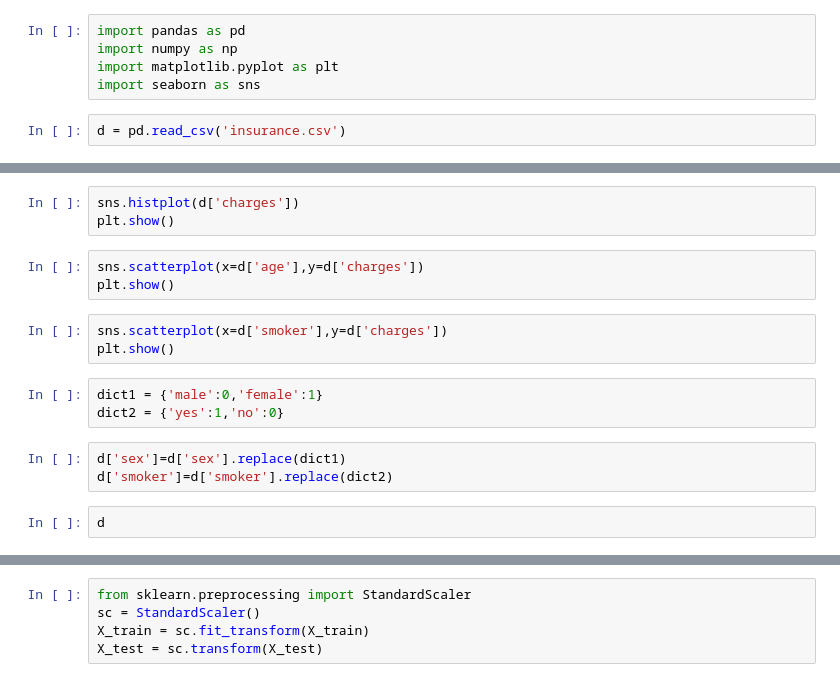
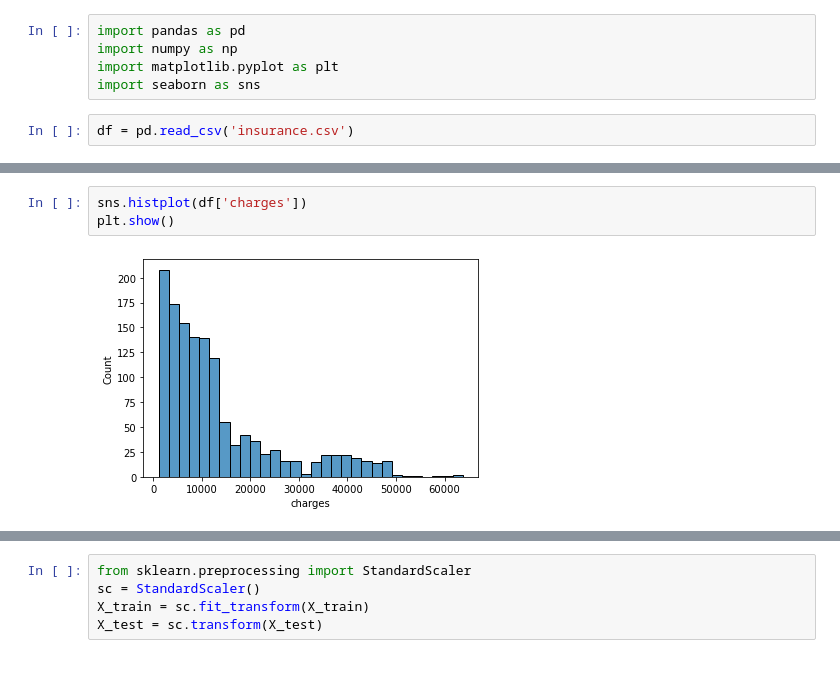
Before and after one commit to Snstark/InsuranceDataset, a Jupyter notebook: Insurance.ipynb, the cells around one changed output, grey strips where cells are left out. Drawn from its saved outputs; the diff is of its cells as text.

```diff
--- a/Insurance.ipynb
+++ b/Insurance.ipynb
@@ -4,4 +4,4 @@ import numpy as np
 import matplotlib.pyplot as plt
 import seaborn as sns
 # %%
-d = pd.read_csv('insurance.csv')
+df = pd.read_csv('insurance.csv')
@@ -20,17 +76,5 @@ d.describe()
 # %%
-sns.histplot(d['charges'])
+sns.histplot(df['charges'])
 plt.show()
+# %% [output]
+[figure, added]
-# %%
-sns.scatterplot(x=d['age'],y=d['charges'])
-plt.show()
-# %%
-sns.scatterplot(x=d['smoker'],y=d['charges'])
-plt.show()
-# %%
-dict1 = {'male':0,'female':1}
-dict2 = {'yes':1,'no':0}
-# %%
-d['sex']=d['sex'].replace(dict1)
-d['smoker']=d['smoker'].replace(dict2)
-# %%
-d
```
Also changed, not shown: parts of 58 cells of this notebook, 6 other files.
